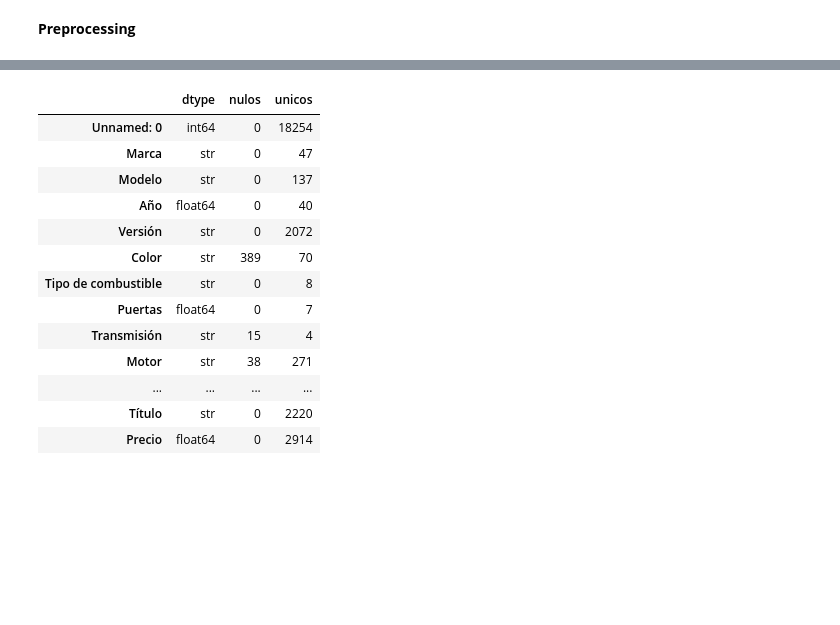
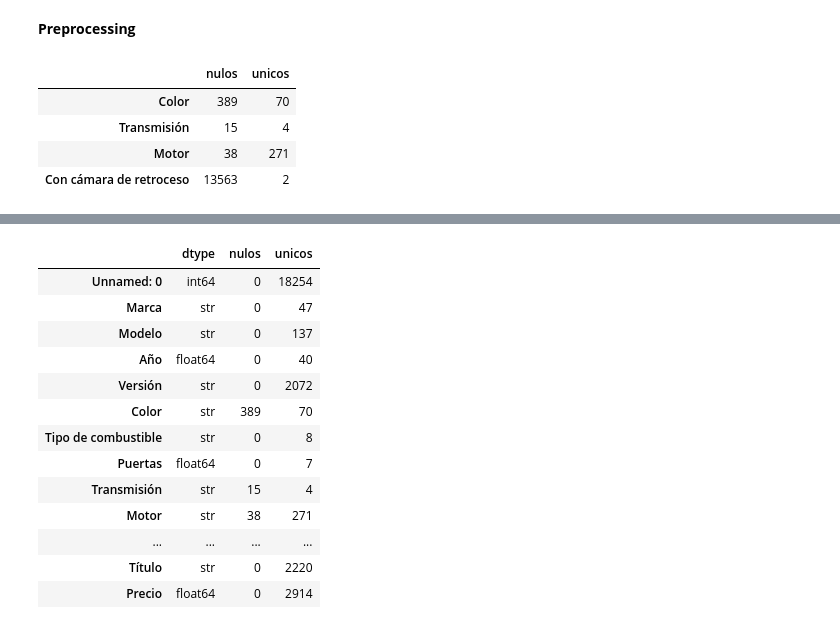
Before and after one commit to PilarOtero/Gurevich_Otero_Informe_PF, a Jupyter notebook: notebook/Gurevich_Otero_Notebook_PF.ipynb, the cells around one changed output, grey strips where cells are left out. Drawn from its saved outputs; the diff is of its cells as text; code cells hidden in the pictures; blank space fills up the shorter version.

```diff
--- a/notebook/Gurevich_Otero_Notebook_PF.ipynb
+++ b/notebook/Gurevich_Otero_Notebook_PF.ipynb
@@ -31,6 +28,17 @@ The autoreload extension is already loaded. To reload it, use:
 **Preprocessing**
 # %%
 data = pd.read_csv('../data/pf_suvs.csv')
+# %%
+display(pd.DataFrame({
+    "nulos": data.isnull().sum(),
+    "unicos": data.nunique()
+}).query("nulos > 0"))
+# %% [output]
+|  | nulos | unicos |
+| Color | 389 | 70 |
+| Transmisión | 15 | 4 |
+| Motor | 38 | 271 |
+| Con cámara de retroceso | 13563 | 2 |
 # %%
 print("\n Dataset ALEATORIO")
 print(data.sample(5))
```
Also changed, not shown: parts of 17 cells of this notebook, 1 other file.
